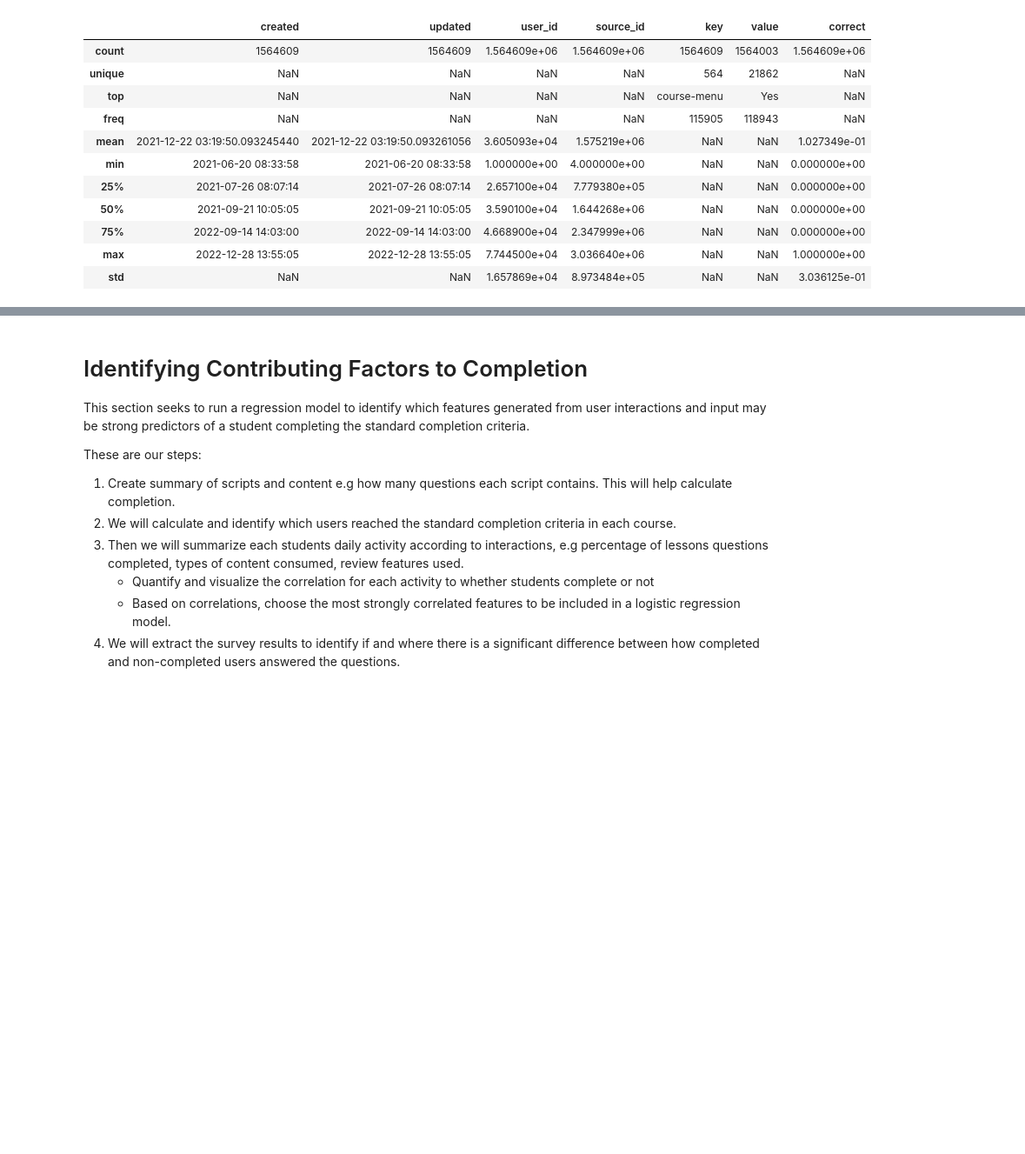
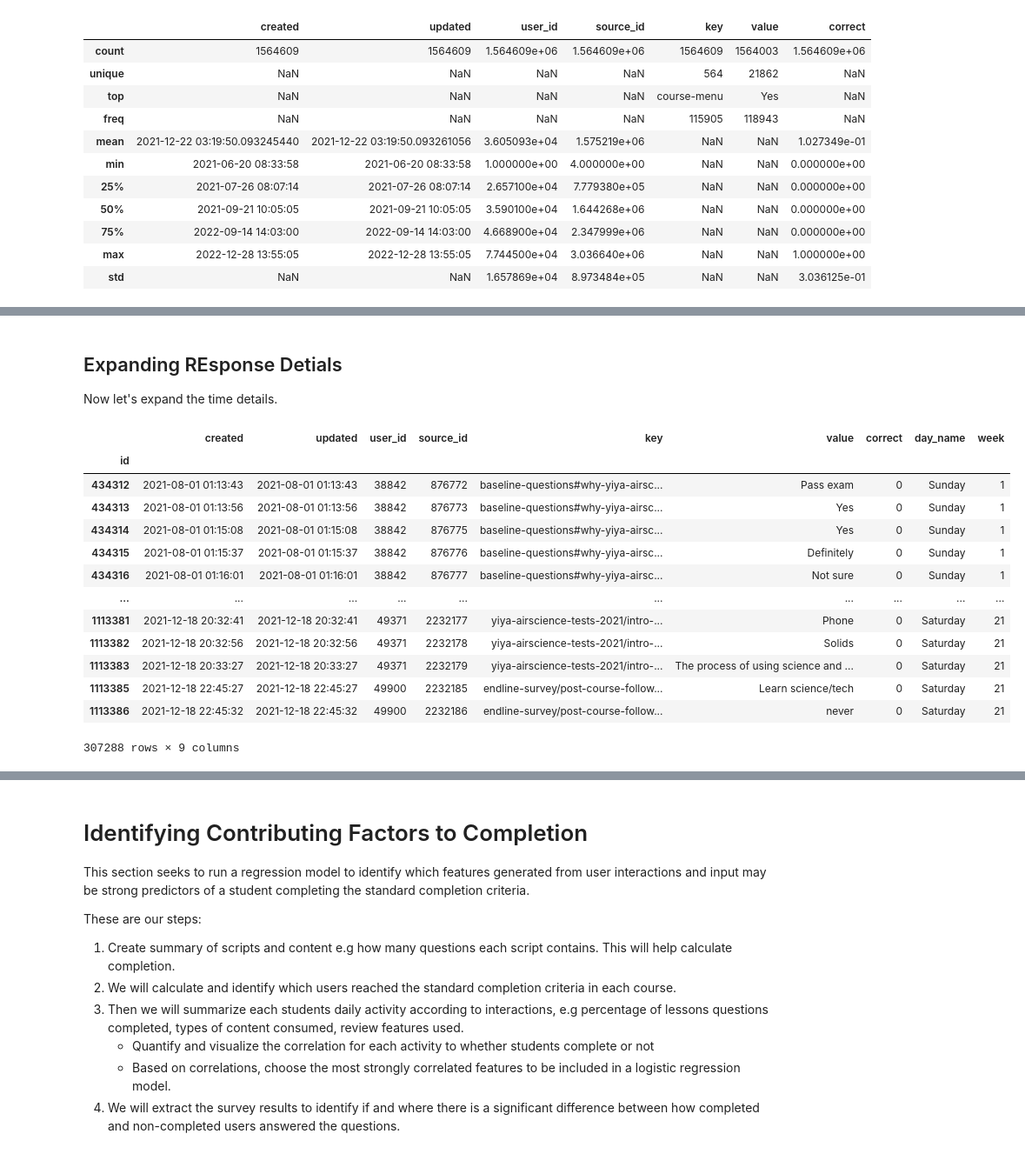
Before and after one commit to darrendbutler/yiya_data_analysis, a Jupyter notebook: dropout_analysis_course_2-3.ipynb, the cells around one changed output, grey strips where cells are left out. Shown at 87% size. Saved outputs shown, nothing was run; the diff lists cells and outputs as text; code cells hidden in the pictures; blank space fills up the shorter version.

```diff
--- a/dropout_analysis_course_2-3.ipynb
+++ b/dropout_analysis_course_2-3.ipynb
@@ -1047,0 +1198,28 @@ We may need to aggregate and group the usage of each user into a time series for
+# %% [markdown]
+## Expanding REsponse Detials
+Now let's expand the time details.
+# %%
+import numpy as np
+
+def expand_time_info(df):
+    df["day_name"] = df["created"].dt.day_name() #add day name
+    df["week"] = df["created"].dt.isocalendar().week #add week number
+    df["week"] = (df["week"] - df["week"].min() + 1) #scale weeks to start at one
+    return df
+
+response_course_2_df = expand_time_info(response_course_2_df.copy())
+# %% [output]
+|  | created | updated | user_id | source_id | key | value | correct | day_name | week |
+| id |  |  |  |  |  |  |  |  |  |
+| 434312 | 2021-08-01 01:13:43 | 2021-08-01 01:13:43 | 38842 | 876772 | baseline-questions#why-yiya-airsc... | Pass exam | 0 | Sunday | 1 |
+| 434313 | 2021-08-01 01:13:56 | 2021-08-01 01:13:56 | 38842 | 876773 | baseline-questions#why-yiya-airsc... | Yes | 0 | Sunday | 1 |
+| 434314 | 2021-08-01 01:15:08 | 2021-08-01 01:15:08 | 38842 | 876775 | baseline-questions#why-yiya-airsc... | Yes | 0 | Sunday | 1 |
+| 434315 | 2021-08-01 01:15:37 | 2021-08-01 01:15:37 | 38842 | 876776 | baseline-questions#why-yiya-airsc... | Definitely | 0 | Sunday | 1 |
+| 434316 | 2021-08-01 01:16:01 | 2021-08-01 01:16:01 | 38842 | 876777 | baseline-questions#why-yiya-airsc... | Not sure | 0 | Sunday | 1 |
+| ... | ... | ... | ... | ... | ... | ... | ... | ... | ... |
+| 1113381 | 2021-12-18 20:32:41 | 2021-12-18 20:32:41 | 49371 | 2232177 | yiya-airscience-tests-2021/intro-... | Phone | 0 | Saturday | 21 |
+| 1113382 | 2021-12-18 20:32:56 | 2021-12-18 20:32:56 | 49371 | 2232178 | yiya-airscience-tests-2021/intro-... | Solids | 0 | Saturday | 21 |
+| 1113383 | 2021-12-18 20:33:27 | 2021-12-18 20:33:27 | 49371 | 2232179 | yiya-airscience-tests-2021/intro-... | The process of using science and ... | 0 | Saturday | 21 |
+| 1113385 | 2021-12-18 22:45:27 | 2021-12-18 22:45:27 | 49900 | 2232185 | endline-survey/post-course-follow... | Learn science/tech | 0 | Saturday | 21 |
+| 1113386 | 2021-12-18 22:45:32 | 2021-12-18 22:45:32 | 49900 | 2232186 | endline-survey/post-course-follow... | never | 0 | Saturday | 21 |
+307288 rows × 9 columns
```
Also changed, not shown: parts of 17 cells of this notebook.
